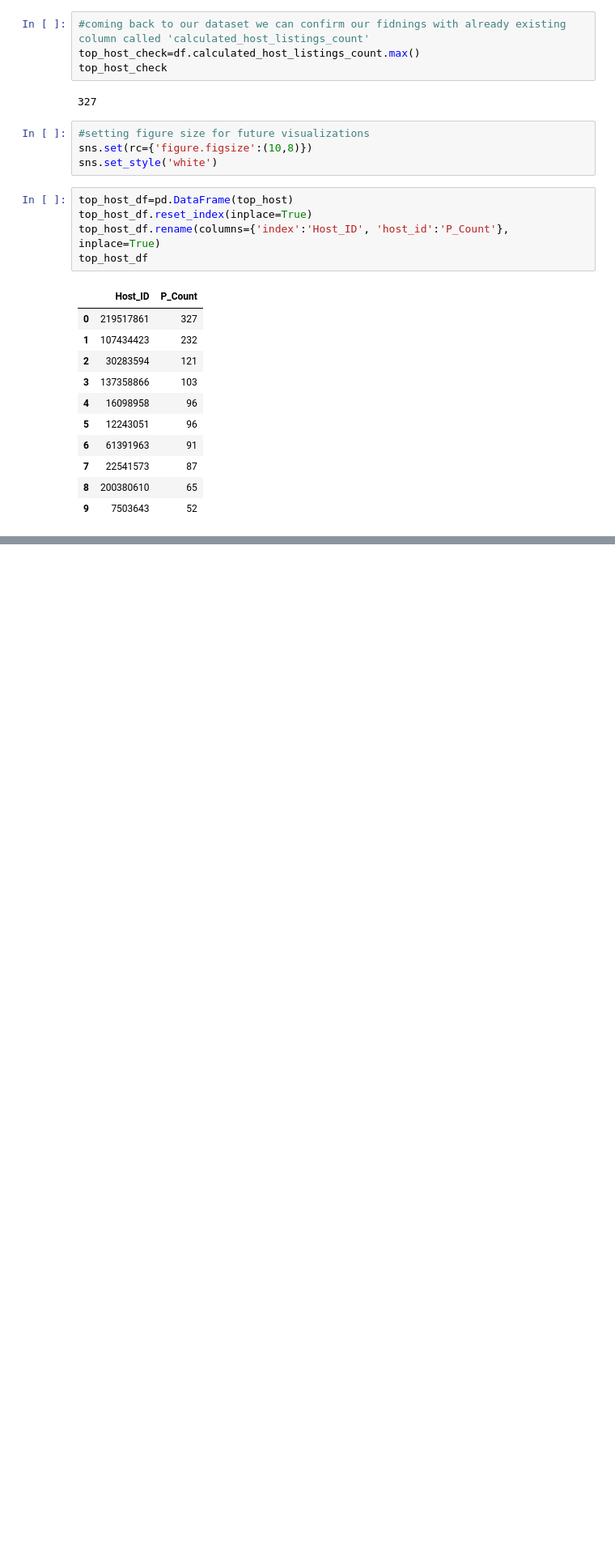
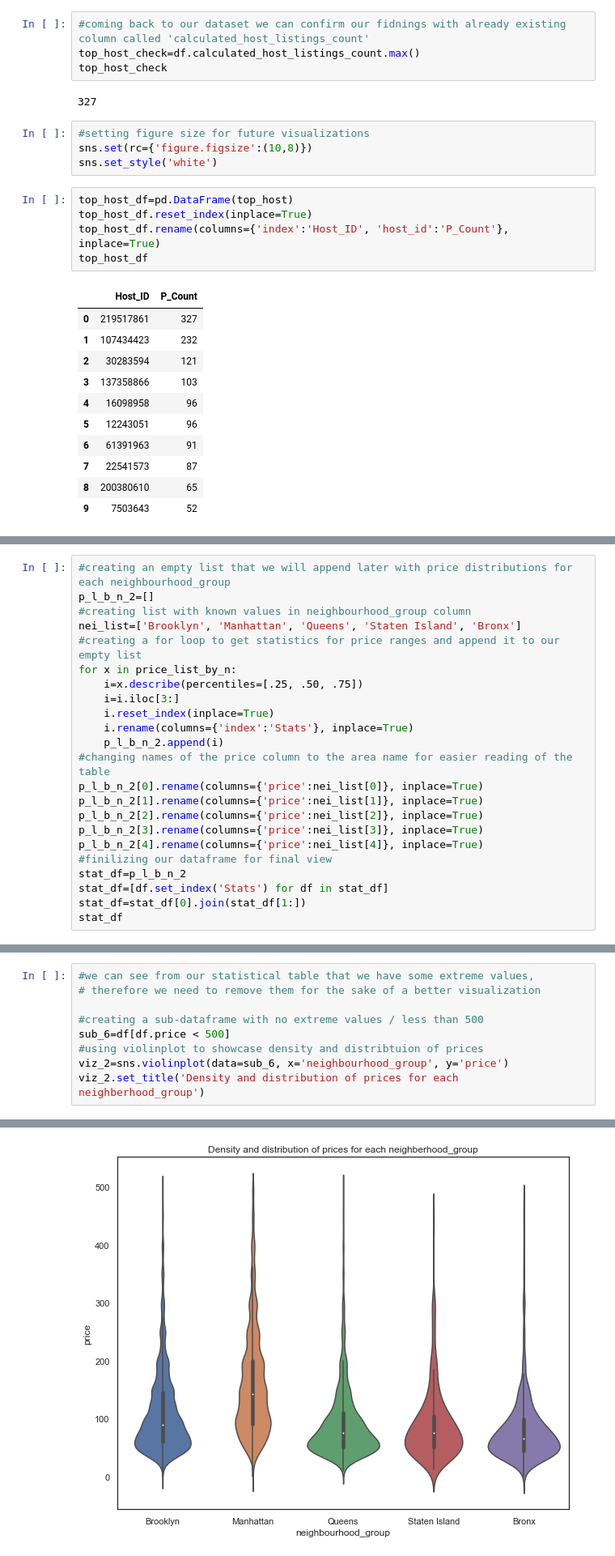
Before and after one commit to Shivanshu04/Datavisualisation, a Jupyter notebook: Airnbn_eda/airbnb.ipynb, the cells around one changed output, grey strips where cells are left out. Shown at 81% size. Drawn from its saved outputs; the diff is of its cells as text; blank space fills up the shorter version.

```diff
--- a/Airnbn_eda/airbnb.ipynb
+++ b/Airnbn_eda/airbnb.ipynb
@@ -284,0 +326,23 @@ top_host_df
+# %%
+#creating an empty list that we will append later with price distributions for each neighbourhood_group
+p_l_b_n_2=[]
+#creating list with known values in neighbourhood_group column
+nei_list=['Brooklyn', 'Manhattan', 'Queens', 'Staten Island', 'Bronx']
+#creating a for loop to get statistics for price ranges and append it to our empty list
+for x in price_list_by_n:
+    i=x.describe(percentiles=[.25, .50, .75])
+    i=i.iloc[3:]
+    i.reset_index(inplace=True)
+    i.rename(columns={'index':'Stats'}, inplace=True)
+    p_l_b_n_2.append(i)
+#changing names of the price column to the area name for easier reading of the table
+p_l_b_n_2[0].rename(columns={'price':nei_list[0]}, inplace=True)
+p_l_b_n_2[1].rename(columns={'price':nei_list[1]}, inplace=True)
+p_l_b_n_2[2].rename(columns={'price':nei_list[2]}, inplace=True)
+p_l_b_n_2[3].rename(columns={'price':nei_list[3]}, inplace=True)
+p_l_b_n_2[4].rename(columns={'price':nei_list[4]}, inplace=True)
+#finilizing our dataframe for final view
+stat_df=p_l_b_n_2
+stat_df=[df.set_index('Stats') for df in stat_df]
+stat_df=stat_df[0].join(stat_df[1:])
+stat_df
@@ -284,0 +357,10 @@ top_host_df
+# %%
+#we can see from our statistical table that we have some extreme values,
+# therefore we need to remove them for the sake of a better visualization
+
+#creating a sub-dataframe with no extreme values / less than 500
+sub_6=df[df.price < 500]
+#using violinplot to showcase density and distribtuion of prices
+viz_2=sns.violinplot(data=sub_6, x='neighbourhood_group', y='price')
+viz_2.set_title('Density and distribution of prices for each neighberhood_group')
+# %% [output]
@@ -284,0 +368 @@ top_host_df
+[figure, added]
```
Also changed, not shown: parts of 6 cells of this notebook.
